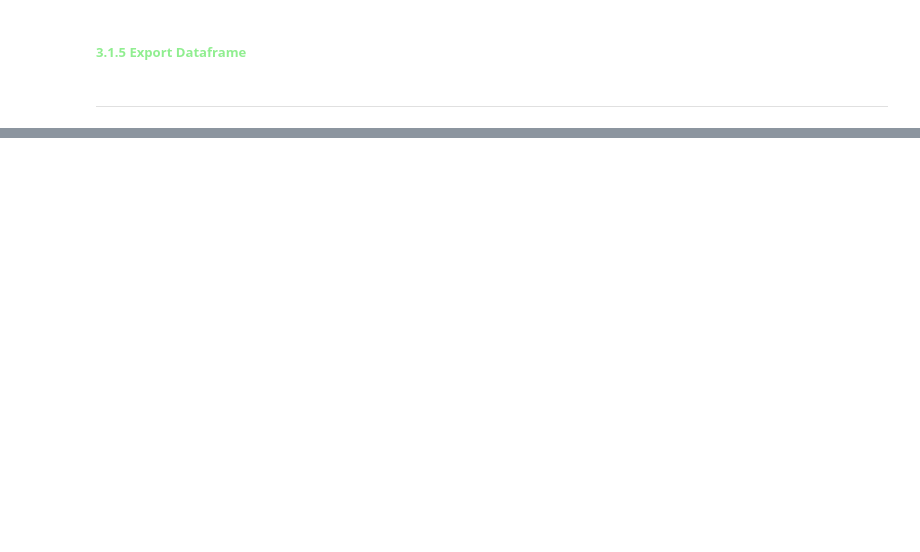
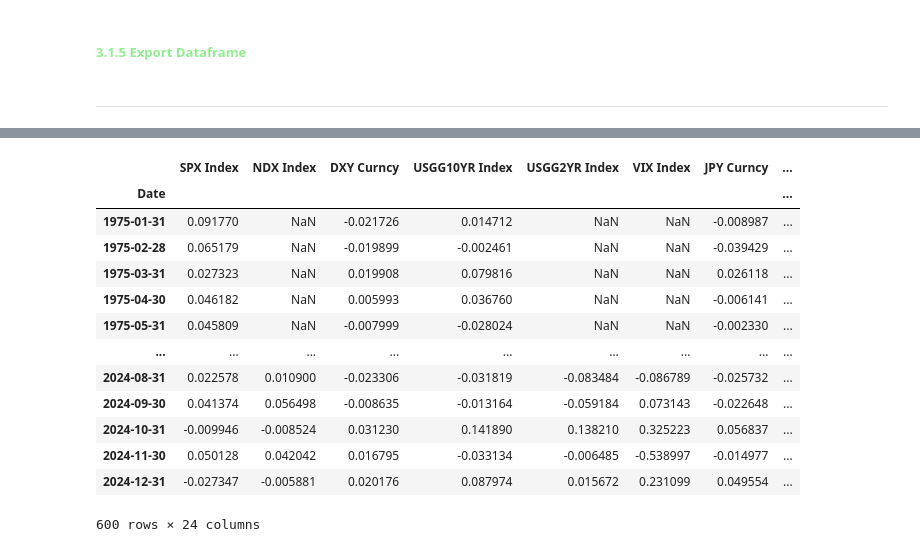
Before and after one commit to alphagoal/Proj_1_gold_futures_ML, a Jupyter notebook: gold_futures_data.ipynb, the cells around one changed output, grey strips where cells are left out. Saved outputs shown, nothing was run; the diff lists cells and outputs as text; code cells hidden in the pictures; blank space fills up the shorter version.

```diff
--- a/gold_futures_data.ipynb
+++ b/gold_futures_data.ipynb
@@ -388,0 +610,6 @@ combined_df_by_month
+# %%
+combined_df_by_month = bbg_df_by_month.join(partial_df_sc,how='left')
+combined_df_by_month.index=pd.to_datetime(combined_df_by_month.index, format='%Y-%m')
+combined_df_by_month['GDP_Nominoal_YOY'] = combined_df_by_month['GDP_Nominoal_YOY'].fillna(method = 'ffill' )
+combined_df_by_month['GDP_Real_QoQ'] = combined_df_by_month['GDP_Real_QoQ'].fillna(method = 'ffill' )
+combined_df_by_month
@@ -448,0 +639,6 @@ gc_df_1
+# %%
+import pandas as pd
+
+gc_data = combined_df_by_month.iloc[:, :32]
+x_variables_data = combined_df_by_month.iloc[:, 32:56]
+gc_data
@@ -448,0 +660,17 @@ gc_df_1
+# %%
+x_variables_data
+# %% [output]
+|  | SPX Index | NDX Index | DXY Curncy | USGG10YR Index | USGG2YR Index | VIX Index | JPY Curncy | ... |
+| Date |  |  |  |  |  |  |  | ... |
+| 1975-01-31 | 0.091770 | NaN | -0.021726 | 0.014712 | NaN | NaN | -0.008987 | ... |
+| 1975-02-28 | 0.065179 | NaN | -0.019899 | -0.002461 | NaN | NaN | -0.039429 | ... |
+| 1975-03-31 | 0.027323 | NaN | 0.019908 | 0.079816 | NaN | NaN | 0.026118 | ... |
+| 1975-04-30 | 0.046182 | NaN | 0.005993 | 0.036760 | NaN | NaN | -0.006141 | ... |
+| 1975-05-31 | 0.045809 | NaN | -0.007999 | -0.028024 | NaN | NaN | -0.002330 | ... |
+| ... | ... | ... | ... | ... | ... | ... | ... | ... |
+| 2024-08-31 | 0.022578 | 0.010900 | -0.023306 | -0.031819 | -0.083484 | -0.086789 | -0.025732 | ... |
+| 2024-09-30 | 0.041374 | 0.056498 | -0.008635 | -0.013164 | -0.059184 | 0.073143 | -0.022648 | ... |
+| 2024-10-31 | -0.009946 | -0.008524 | 0.031230 | 0.141890 | 0.138210 | 0.325223 | 0.056837 | ... |
+| 2024-11-30 | 0.050128 | 0.042042 | 0.016795 | -0.033134 | -0.006485 | -0.538997 | -0.014977 | ... |
+| 2024-12-31 | -0.027347 | -0.005881 | 0.020176 | 0.087974 | 0.015672 | 0.231099 | 0.049554 | ... |
+600 rows × 24 columns
```
Also changed, not shown: parts of 43 cells of this notebook, 2 other files.
